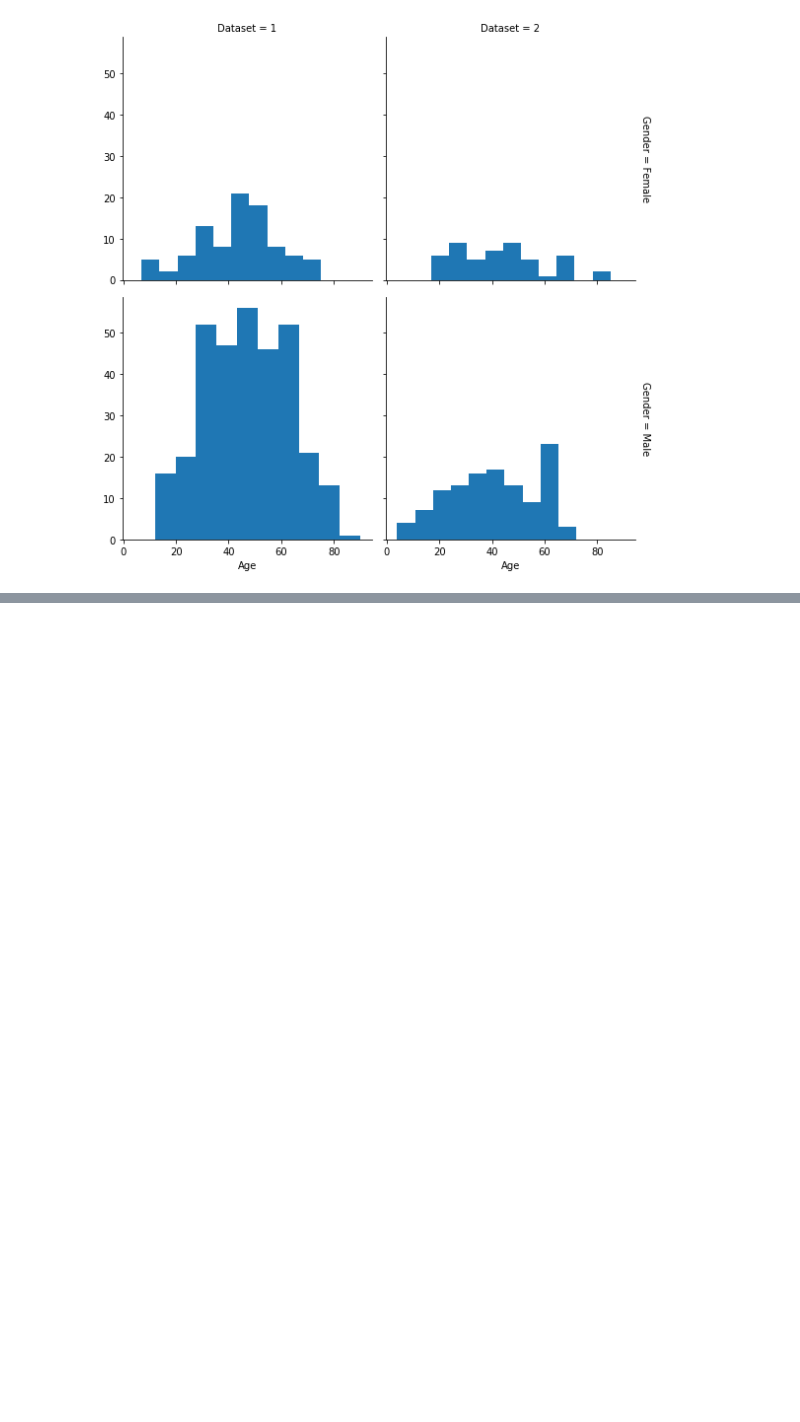
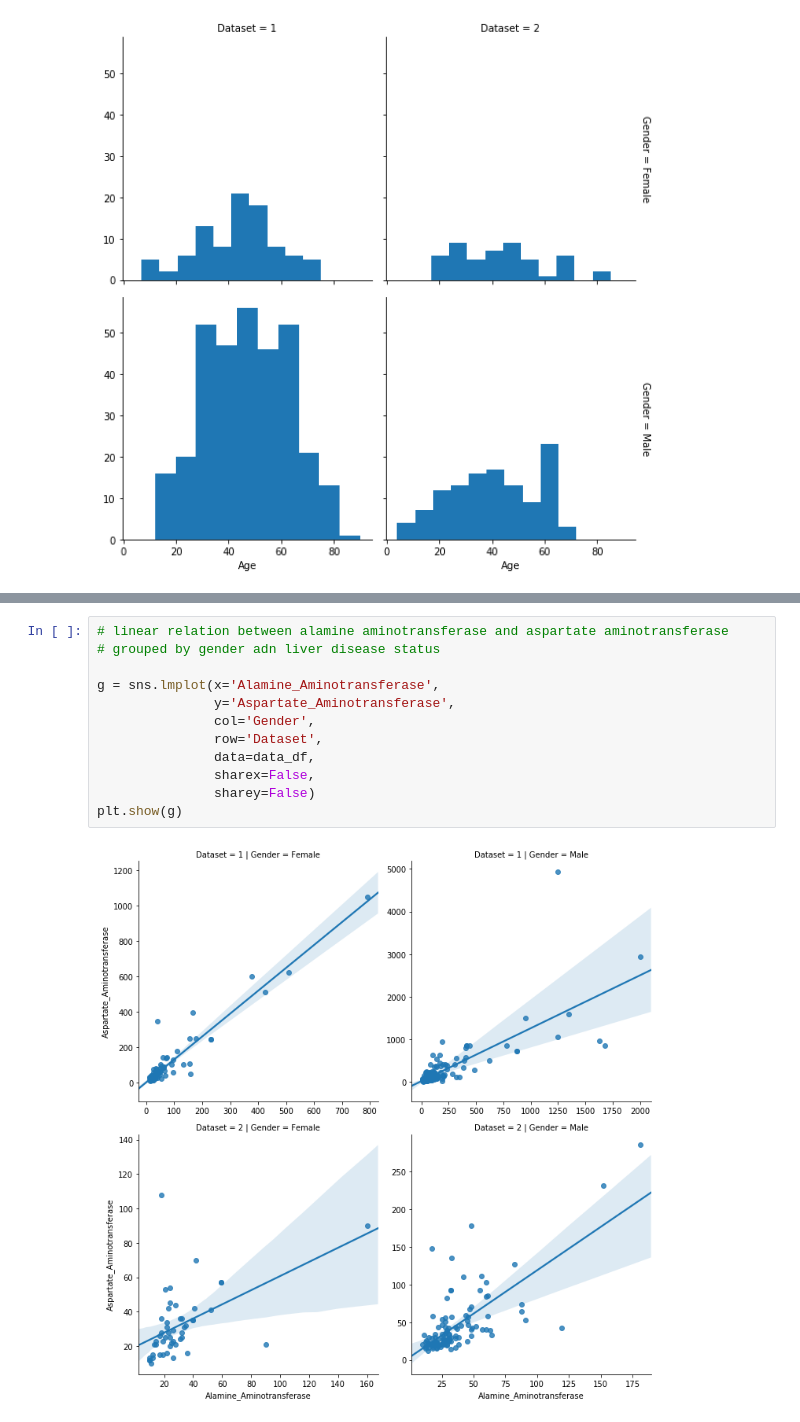
Before and after one commit to IndML101/Liver-Patients, a Jupyter notebook: Liver-Patients.ipynb, the cells around one changed output, grey strips where cells are left out. Cells and saved outputs as stored; diff of their text form; blank space fills up the shorter version.

```diff
--- a/Liver-Patients.ipynb
+++ b/Liver-Patients.ipynb
@@ -289,0 +326,14 @@ plt.show()
+# %%
+# linear relation between alamine aminotransferase and aspartate aminotransferase
+# grouped by gender adn liver disease status
+
+g = sns.lmplot(x='Alamine_Aminotransferase',
+               y='Aspartate_Aminotransferase',
+               col='Gender',
+               row='Dataset',
+               data=data_df,
+               sharex=False,
+               sharey=False)
+plt.show(g)
+# %% [output]
+[figure, added]
```
Also changed, not shown: parts of 17 cells of this notebook.
